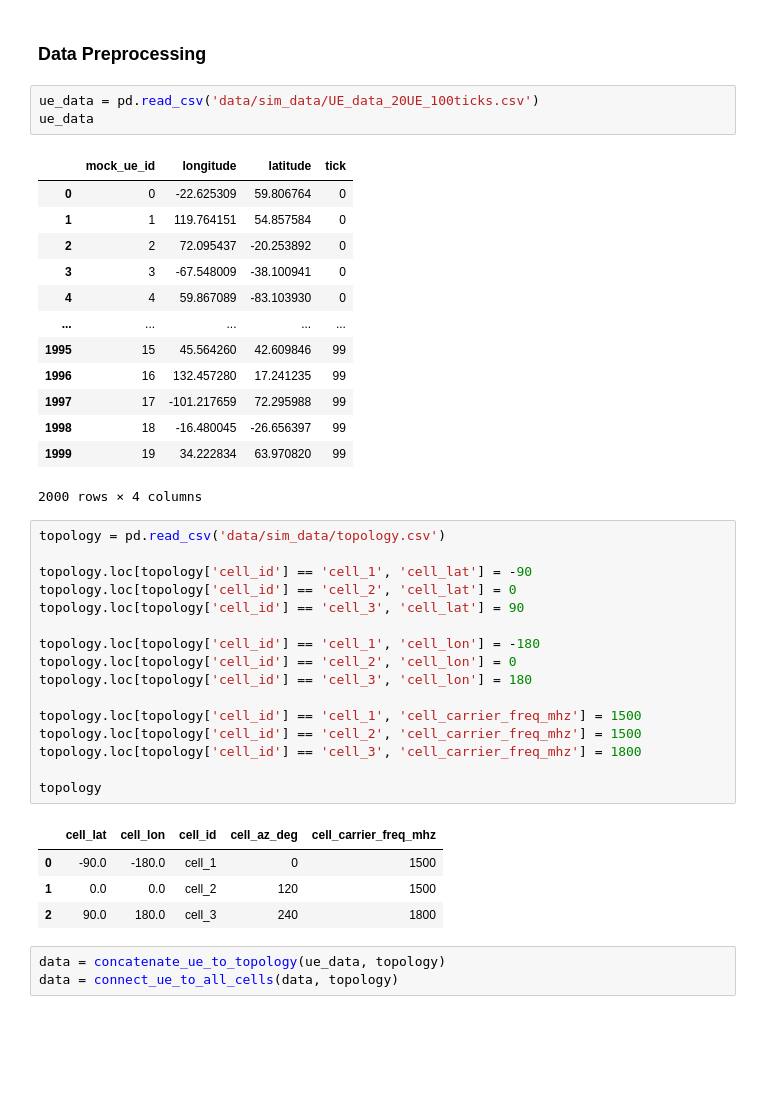
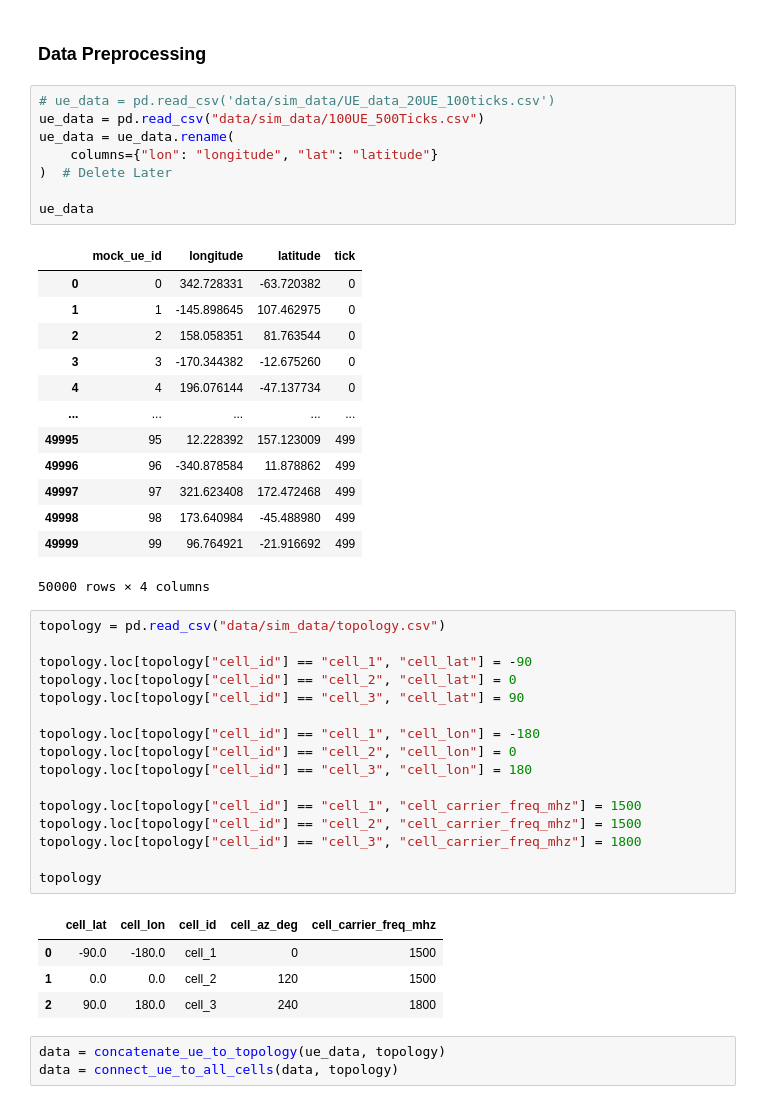
Before and after one commit to tanzim10/maveric, a Jupyter notebook: notebooks/MRO_Obj4-5.ipynb, the cells around one changed output. Drawn from its saved outputs; the diff is of its cells as text; blank space fills up the shorter version.

Commit message:
results of 100ue_500ticks

```diff
--- a/notebooks/MRO_Obj4-5.ipynb
+++ b/notebooks/MRO_Obj4-5.ipynb
@@ -11,36 +12,41 @@ from radp.digital_twin.utils.gis_tools import GISTools
 # %% [markdown]
 ### Data Preprocessing
 # %%
-ue_data = pd.read_csv('data/sim_data/UE_data_20UE_100ticks.csv')
+# ue_data = pd.read_csv('data/sim_data/UE_data_20UE_100ticks.csv')
+ue_data = pd.read_csv("data/sim_data/100UE_500Ticks.csv")
+ue_data = ue_data.rename(
+    columns={"lon": "longitude", "lat": "latitude"}
+)  # Delete Later
+
 ue_data
 # %% [output]
 |  | mock_ue_id | longitude | latitude | tick |
-| 0 | 0 | -22.625309 | 59.806764 | 0 |
-| 1 | 1 | 119.764151 | 54.857584 | 0 |
-| 2 | 2 | 72.095437 | -20.253892 | 0 |
-| 3 | 3 | -67.548009 | -38.100941 | 0 |
-| 4 | 4 | 59.867089 | -83.103930 | 0 |
+| 0 | 0 | 342.728331 | -63.720382 | 0 |
+| 1 | 1 | -145.898645 | 107.462975 | 0 |
+| 2 | 2 | 158.058351 | 81.763544 | 0 |
+| 3 | 3 | -170.344382 | -12.675260 | 0 |
+| 4 | 4 | 196.076144 | -47.137734 | 0 |
 | ... | ... | ... | ... | ... |
-| 1995 | 15 | 45.564260 | 42.609846 | 99 |
-| 1996 | 16 | 132.457280 | 17.241235 | 99 |
-| 1997 | 17 | -101.217659 | 72.295988 | 99 |
-| 1998 | 18 | -16.480045 | -26.656397 | 99 |
-| 1999 | 19 | 34.222834 | 63.970820 | 99 |
+| 49995 | 95 | 12.228392 | 157.123009 | 499 |
+| 49996 | 96 | -340.878584 | 11.878862 | 499 |
+| 49997 | 97 | 321.623408 | 172.472468 | 499 |
+| 49998 | 98 | 173.640984 | -45.488980 | 499 |
+| 49999 | 99 | 96.764921 | -21.916692 | 499 |
-2000 rows × 4 columns
+50000 rows × 4 columns
 # %%
-topology = pd.read_csv('data/sim_data/topology.csv')
+topology = pd.read_csv("data/sim_data/topology.csv")
 
-topology.loc[topology['cell_id'] == 'cell_1', 'cell_lat'] = -90
-topology.loc[topology['cell_id'] == 'cell_2', 'cell_lat'] = 0
-topology.loc[topology['cell_id'] == 'cell_3', 'cell_lat'] = 90
+topology.loc[topology["cell_id"] == "cell_1", "cell_lat"] = -90
+topology.loc[topology["cell_id"] == "cell_2", "cell_lat"] = 0
+topology.loc[topology["cell_id"] == "cell_3", "cell_lat"] = 90
 
-topology.loc[topology['cell_id'] == 'cell_1', 'cell_lon'] = -180
-topology.loc[topology['cell_id'] == 'cell_2', 'cell_lon'] = 0
-topology.loc[topology['cell_id'] == 'cell_3', 'cell_lon'] = 180
+topology.loc[topology["cell_id"] == "cell_1", "cell_lon"] = -180
+topology.loc[topology["cell_id"] == "cell_2", "cell_lon"] = 0
+topology.loc[topology["cell_id"] == "cell_3", "cell_lon"] = 180
 
-topology.loc[topology['cell_id'] == 'cell_1', 'cell_carrier_freq_mhz'] = 1500
-topology.loc[topology['cell_id'] == 'cell_2', 'cell_carrier_freq_mhz'] = 1500
-topology.loc[topology['cell_id'] == 'cell_3', 'cell_carrier_freq_mhz'] = 1800
+topology.loc[topology["cell_id"] == "cell_1", "cell_carrier_freq_mhz"] = 1500
+topology.loc[topology["cell_id"] == "cell_2", "cell_carrier_freq_mhz"] = 1500
+topology.loc[topology["cell_id"] == "cell_3", "cell_carrier_freq_mhz"] = 1800
 
 topology
 # %% [output]
```
Also changed, not shown: parts of 18 cells of this notebook, 1 other file.
